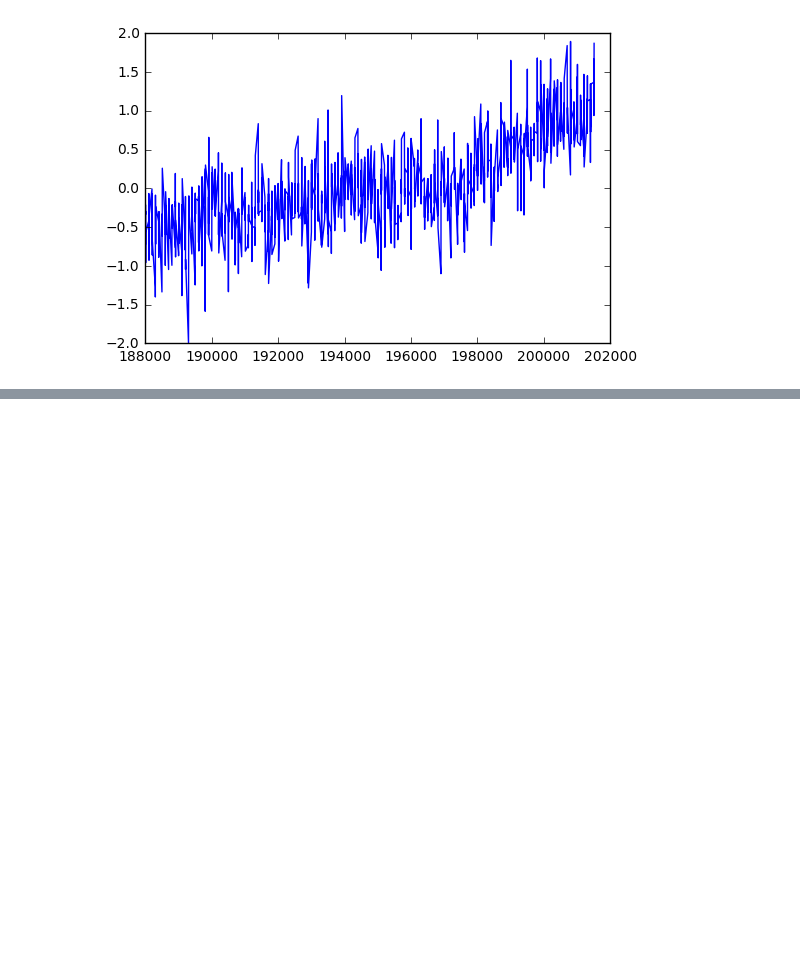
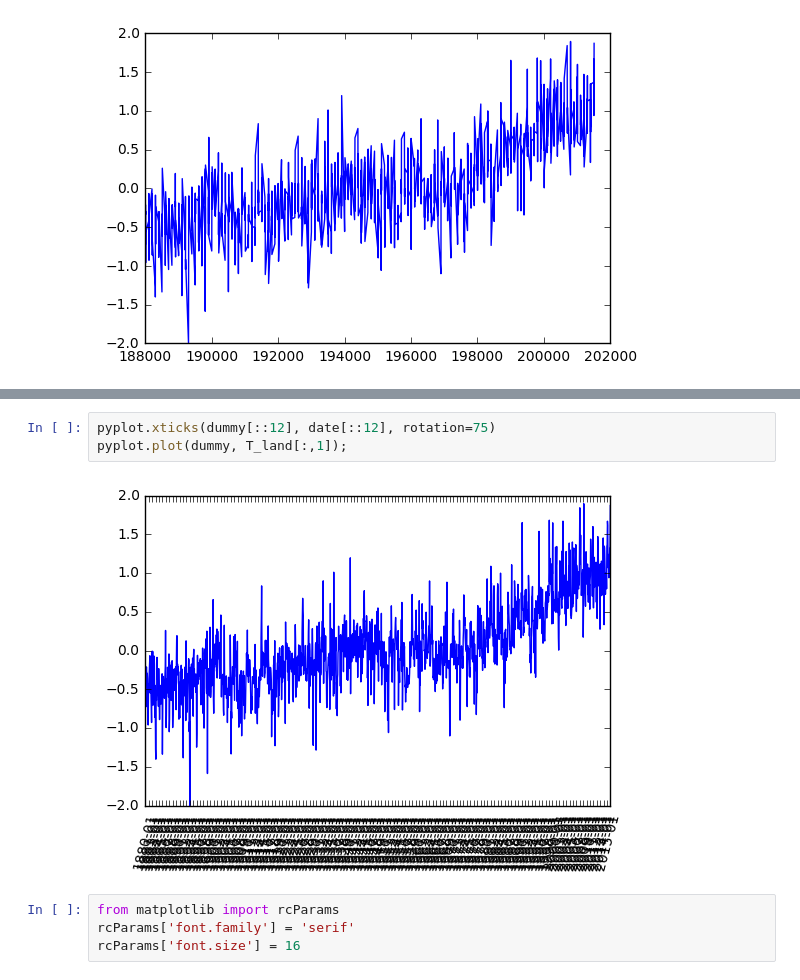
Before and after one commit to nripoll/notebook, a Jupyter notebook: Temperatures.ipynb, the cells around one changed output, grey strips where cells are left out. Cells and saved outputs as stored; diff of their text form; blank space fills up the shorter version.

```diff
--- a/Temperatures.ipynb
+++ b/Temperatures.ipynb
@@ -61,0 +92,9 @@ pyplot.plot(T_land[:,0],T_land[:,1]);
+# %%
+pyplot.xticks(dummy[::12], date[::12], rotation=75)
+pyplot.plot(dummy, T_land[:,1]);
+# %% [output]
+[figure, added]
+# %%
+from matplotlib import rcParams
+rcParams['font.family'] = 'serif'
+rcParams['font.size'] = 16
```
Also changed, not shown: parts of 10 cells of this notebook.
